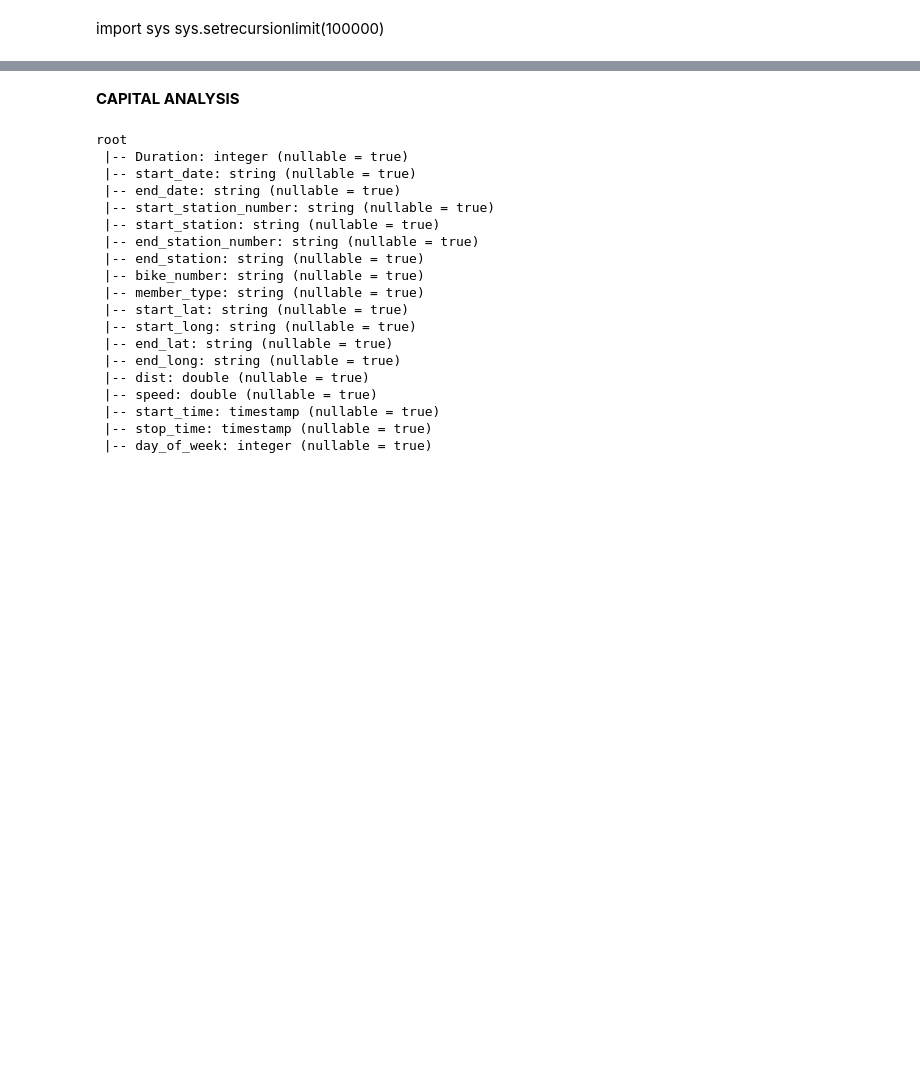
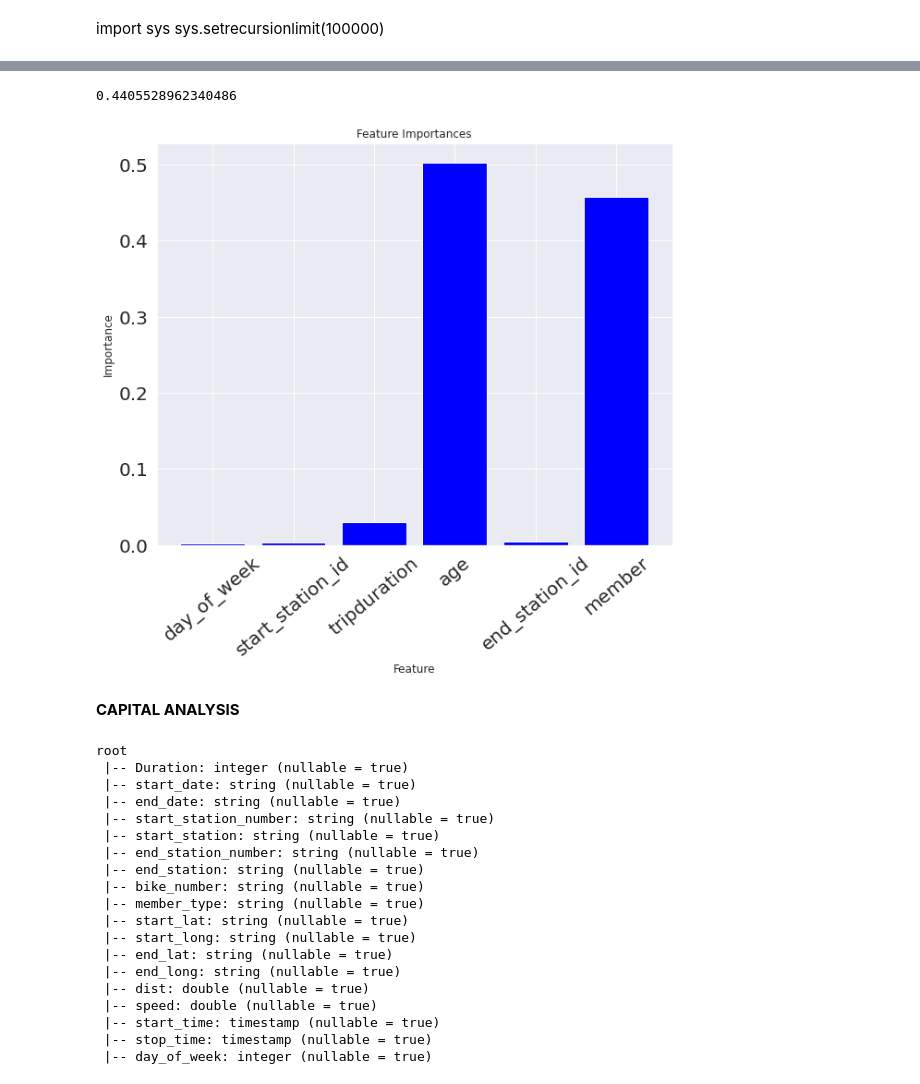
Before and after one commit to ruchikaakanar/502Project, a Jupyter notebook: 502CodeRuchi.ipynb, the cells around one changed output, grey strips where cells are left out. Cells and saved outputs as stored; diff of their text form; code cells hidden in the pictures; blank space fills up the shorter version.

```diff
--- a/502CodeRuchi.ipynb
+++ b/502CodeRuchi.ipynb
@@ -212,0 +218,23 @@ plt.axvline(30, linestyle="--", color = 'red', alpha = 0.3)
+# %%
+from pyspark.ml.feature import VectorAssembler
+citibike = citibike.dropna()
+#Setting up the features (only numerical)
+cols=['day_of_week', 'start_station_id', 'tripduration', 'age', "end_station_id", 'member']
+
+#Using vectorassembler to combine the feature together
+assembler = VectorAssembler(inputCols=cols,outputCol='features')
+# %%
+from pyspark.ml.regression import RandomForestRegressor
+
+rf = RandomForestRegressor(labelCol="gender", featuresCol="features")
+# %%
+from pyspark.ml import Pipeline
+from pyspark.ml.feature import StandardScaler
+
+#pipeline = Pipeline(stages=[assembler, rf])
+
+vectorized = assembler.transform(citibike)
+vectorized.select("features").show(truncate=False)
+#vectorized=standardscaler.fit(vectorized).transform(vectorized) #standardized
+
+train, test = vectorized.randomSplit([0.8, 0.2])
@@ -213,3 +259,30 @@ plt.axvline(30, linestyle="--", color = 'red', alpha = 0.3)
+# %%
+model=rf.fit(train)
+predict_train=model.transform(train)
+predict_test=model.transform(test)
+# %%
+from pyspark.ml.evaluation import RegressionEvaluator
+evaluator = RegressionEvaluator(labelCol="gender", predictionCol="prediction", metricName="rmse")
+rmse = evaluator.evaluate(predict_test)
+rmse
+# %% [output]
+0.4405528962340486
+# %%
+importances = model.featureImportances
+
+x_values = list(range(len(importances)))
+
+fig = plt.figure(figsize=(10, 8))
+plt.bar(x_values, importances, orientation = 'vertical',color = 'blue')
+plt.xticks(x_values, cols, rotation=40)
+plt.ylabel('Importance')
+plt.xlabel('Feature')
+plt.title('Feature Importances')
+plt.xticks(size = 20)
+plt.yticks(size = 20)
+fig.savefig("genderfeature.png", bbox_inches='tight')
+# %% [output]
+[figure, added]
 # %% [markdown]
 **CAPITAL ANALYSIS**
 # %%
```
Also changed, not shown: parts of 8 cells of this notebook.
